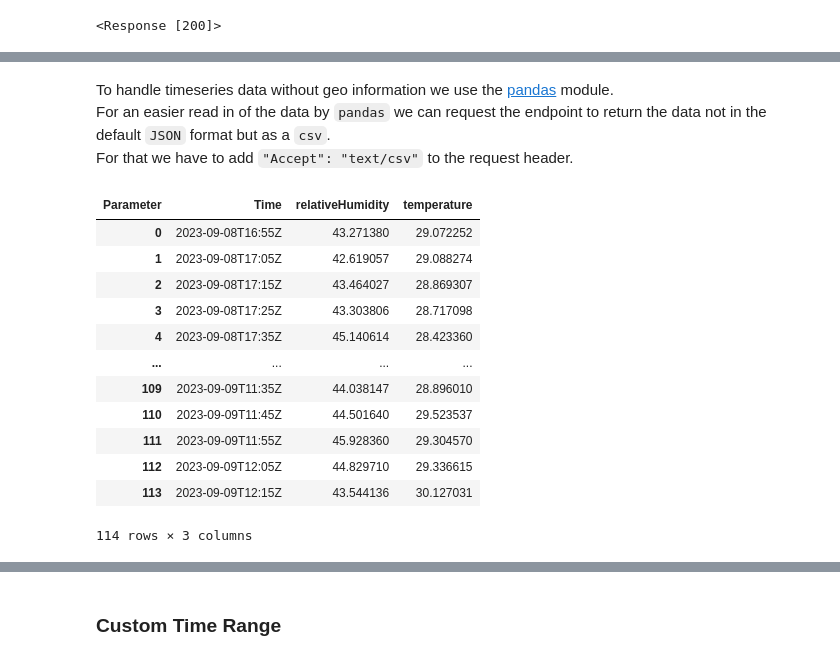
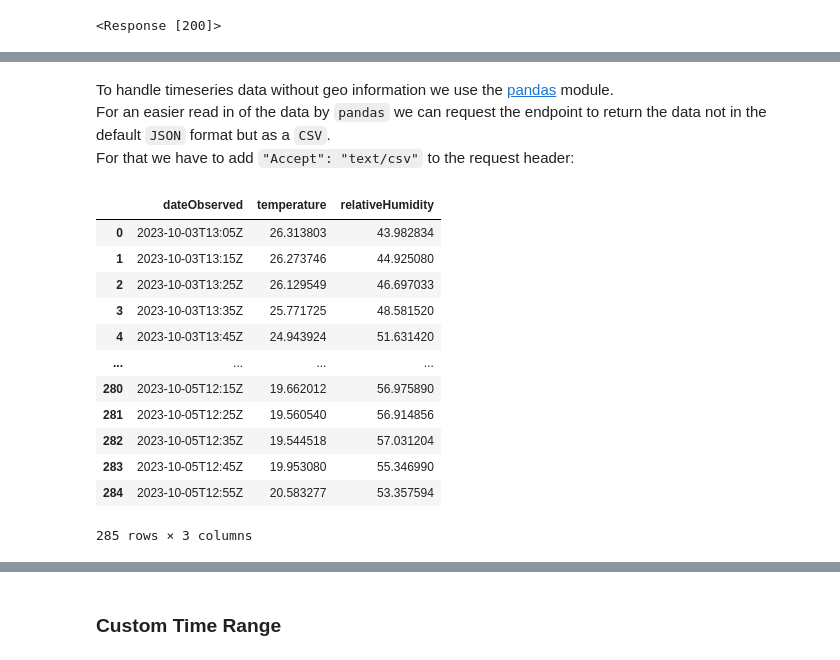
Before and after one commit to JurekMueller/SUH_Bern_API_Doc, a Jupyter notebook: python_examples.ipynb, the cells around one changed output, grey strips where cells are left out. Drawn from its saved outputs; the diff is of its cells as text; code cells hidden in the pictures.

```diff
--- a/python_examples.ipynb
+++ b/python_examples.ipynb
@@ -77,17 +90,17 @@ All together we get:
 # %%
 # Define the URL
-url = "https://urban-heat.meteotest.io/api/1.0/stations"
+url = "https://urban-heat.meteotest.ch/api/1.0/stations"
 
 # Make the GET request
 response = requests.get(url)
 
 # Check if the request was successful
 if response.status_code == 200:
-    # Read GeoJSON content directly into geopandas DataFrame
+    # Read GeoJSON content directly into GeoPandas DataFrame
     stations = gpd.read_file(response.text)
 else:
     print(f"Request failed with status code: {response.status_code}")
 
-#display stations DataFrame
+# Display stations DataFrame
 stations
 # %% [output]
@@ -229,45 +247,42 @@ response.text[0:400]
 # %% [markdown]
 To handle timeseries data without geo information we use the [pandas](https://pandas.pydata.org/) module.
-For an easier read in of the data by `pandas` we can request the endpoint to return the data not in the default `JSON` format but as a `csv`.
-For that we have to add `"Accept": "text/csv"` to the request header.
+For an easier read in of the data by `pandas` we can request the endpoint to return the data not in the default `JSON` format but as a `CSV`.
+For that we have to add `"Accept": "text/csv"` to the request header:
 # %%
-# Get the station id from the based on its name from the stations DataFrame
-locationId = stations[stations["name"] == "Kornhausplatz-Bern"].locationId.values[0]
-# Define the URL including the locationId argument
-url = f"https://urban-heat.meteotest.io/api/1.0/timeseries?locationId={locationId}"
+# Based on a station name, get the respective stationId from the DataFrame
+stationId = stations[stations["name"] == "Kornhausplatz-Bern"].stationId.values[0]
+# Define the URL including the stationId argument
+url = f"https://urban-heat.meteotest.ch/api/1.0/timeseries?stationId={stationId}"
 # Define the headers to request CSV data as a python dictionary
 headers = {
     "Accept": "text/csv"
 }
 
 # Make the GET request with the headers
 response = requests.get(url, headers=headers)
 
 # Check if the request was successful
 if response.status_code == 200:
     # Read CSV content directly into pandas DataFrame
     # Use io.StringIO to convert the response text into a stream which simulates a file
     timeseries = pd.read_csv(io.StringIO(response.text), delimiter=";")
 else:
     print(f"Request failed with status code: {response.status_code}")
 
-# temporary fix for csv structure
-timeseries = timeseries.drop(columns=["Unit"]).pivot(index='Time', columns='Parameter', values='Value').reset_index()
-
-#display timeseries DataFrame
+# Display timeseries DataFrame
 timeseries
 # %% [output]
-| Parameter | Time | relativeHumidity | temperature |
-| 0 | 2023-09-08T16:55Z | 43.271380 | 29.072252 |
-| 1 | 2023-09-08T17:05Z | 42.619057 | 29.088274 |
-| 2 | 2023-09-08T17:15Z | 43.464027 | 28.869307 |
-| 3 | 2023-09-08T17:25Z | 43.303806 | 28.717098 |
-| 4 | 2023-09-08T17:35Z | 45.140614 | 28.423360 |
+|  | dateObserved | temperature | relativeHumidity |
+| 0 | 2023-10-03T13:05Z | 26.313803 | 43.982834 |
+| 1 | 2023-10-03T13:15Z | 26.273746 | 44.925080 |
+| 2 | 2023-10-03T13:25Z | 26.129549 | 46.697033 |
+| 3 | 2023-10-03T13:35Z | 25.771725 | 48.581520 |
+| 4 | 2023-10-03T13:45Z | 24.943924 | 51.631420 |
 | ... | ... | ... | ... |
-| 109 | 2023-09-09T11:35Z | 44.038147 | 28.896010 |
-| 110 | 2023-09-09T11:45Z | 44.501640 | 29.523537 |
-| 111 | 2023-09-09T11:55Z | 45.928360 | 29.304570 |
-| 112 | 2023-09-09T12:05Z | 44.829710 | 29.336615 |
-| 113 | 2023-09-09T12:15Z | 43.544136 | 30.127031 |
+| 280 | 2023-10-05T12:15Z | 19.662012 | 56.975890 |
+| 281 | 2023-10-05T12:25Z | 19.560540 | 56.914856 |
+| 282 | 2023-10-05T12:35Z | 19.544518 | 57.031204 |
+| 283 | 2023-10-05T12:45Z | 19.953080 | 55.346990 |
+| 284 | 2023-10-05T12:55Z | 20.583277 | 53.357594 |
-114 rows × 3 columns
+285 rows × 3 columns
 # %% [markdown]
```
Also changed, not shown: parts of 32 cells of this notebook, 23 other files.
